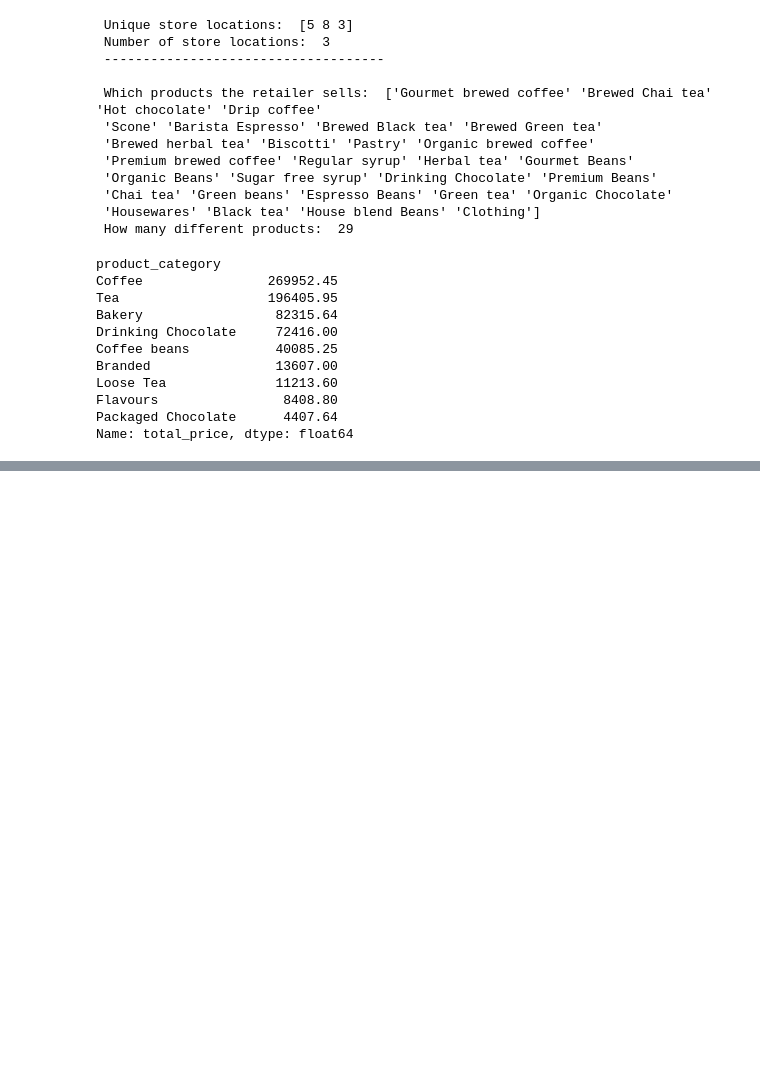
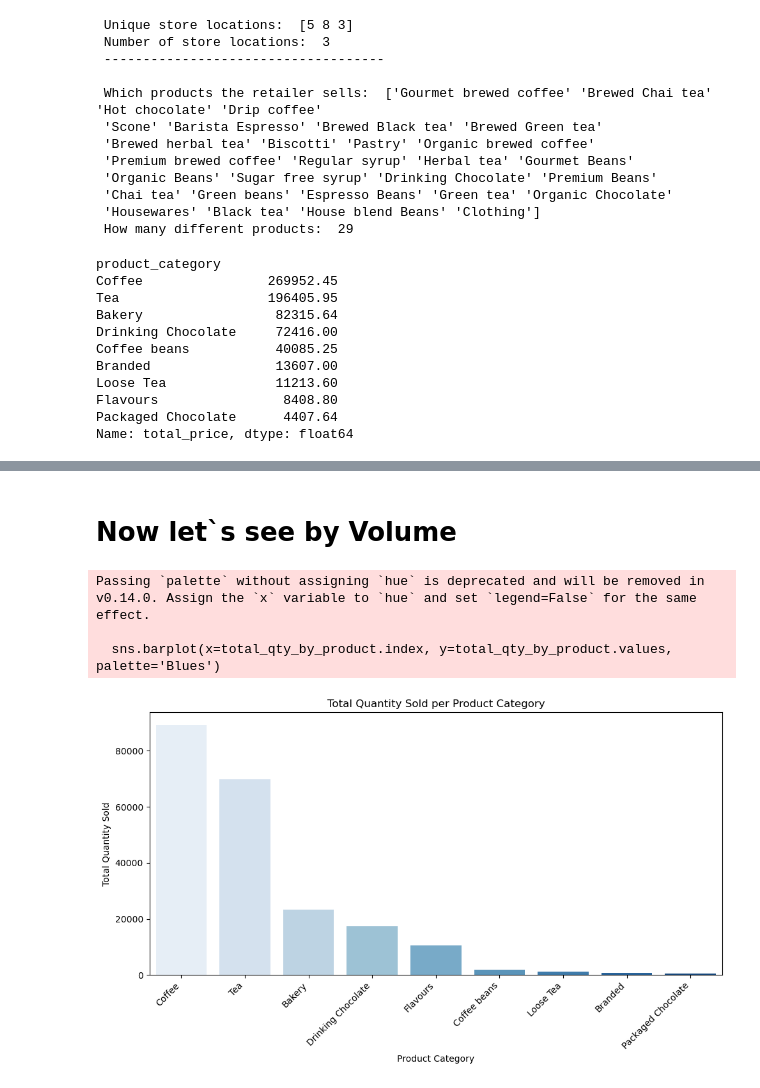
Before and after one commit to victorhrls/Coffee_Shop, a Jupyter notebook: analytics.ipynb, the cells around one changed output, grey strips where cells are left out. Drawn from its saved outputs; the diff is of its cells as text; code cells hidden in the pictures; blank space fills up the shorter version.

```diff
--- a/analytics.ipynb
+++ b/analytics.ipynb
@@ -130,0 +180,20 @@ Name: total_price, dtype: float64
+# %% [markdown]
+# Now let`s see by Volume
+# %%
+# Group by product_category to get total quantity sold
+total_qty_by_product = coffee.groupby('product_category')['transaction_qty'].sum().sort_values(ascending=False)
+
+# Plotting actual sales numbers (quantity sold per product)
+plt.figure(figsize=(10, 6))
+sns.barplot(x=total_qty_by_product.index, y=total_qty_by_product.values, palette='Blues')
+plt.title('Total Quantity Sold per Product Category')
+plt.xlabel('Product Category')
+plt.ylabel('Total Quantity Sold')
+plt.xticks(rotation=45, ha='right')
+plt.tight_layout()
+plt.show()
+# %% [output]
+Passing `palette` without assigning `hue` is deprecated and will be removed in v0.14.0. Assign the `x` variable to `hue` and set `legend=False` for the same effect.
+
+  sns.barplot(x=total_qty_by_product.index, y=total_qty_by_product.values, palette='Blues')
+[figure, added]
```
Also changed, not shown: parts of 6 cells of this notebook.
